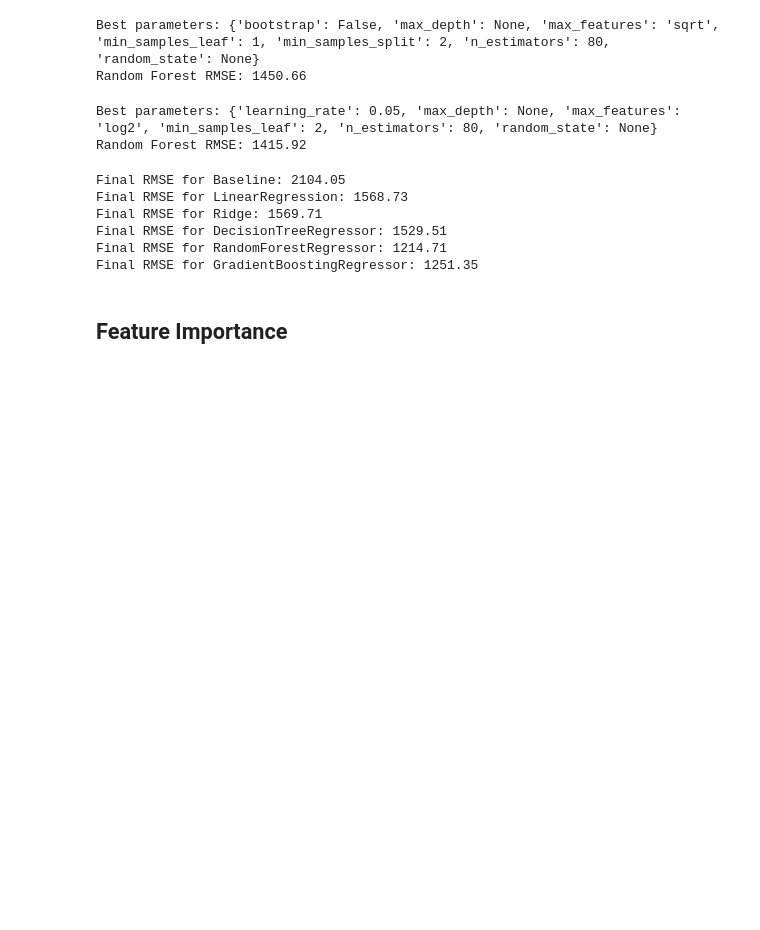
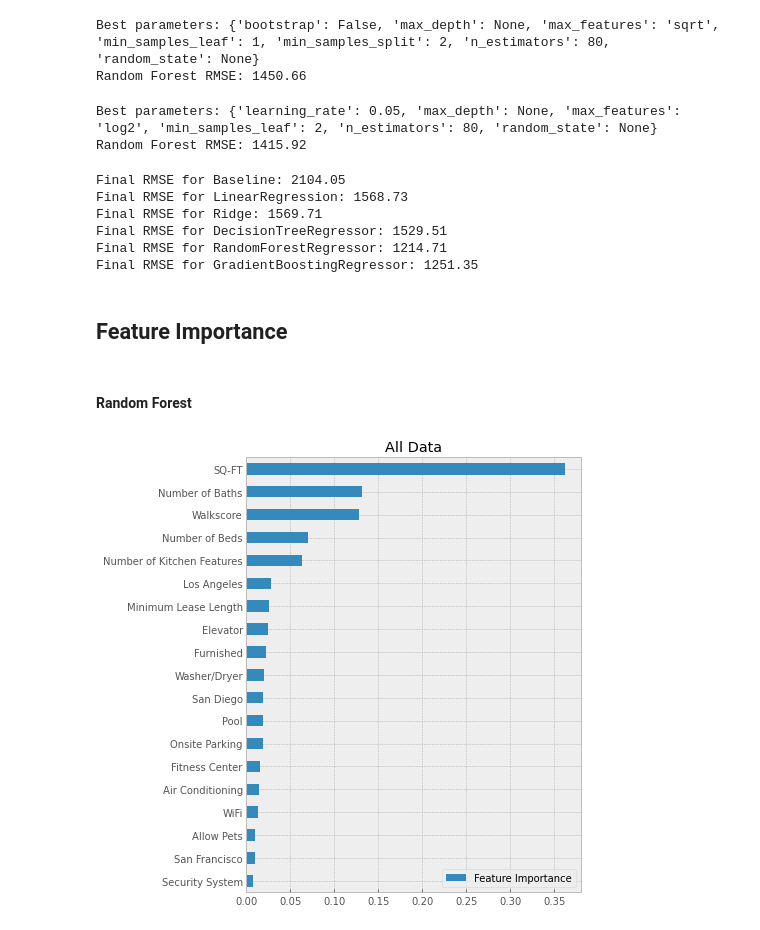
Before and after one commit to yenholaivy/CaliforniaRentalValueEstimation, a Jupyter notebook: California_Rental_Price_Estimator.ipynb, the cells around one changed output. Cells and saved outputs as stored; diff of their text form; code cells hidden in the pictures; blank space fills up the shorter version.

```diff
--- a/California_Rental_Price_Estimator.ipynb
+++ b/California_Rental_Price_Estimator.ipynb
@@ -18,7 +18,7 @@ import statsmodels.formula.api as smf
 import warnings
 warnings.filterwarnings('ignore')
 
-plt.style.use('ggplot')
+plt.style.use('bmh')
 # %%
 def get_city_dummies(data, n_dummies):
     city_dummies = pd.get_dummies(data['city'])
@@ -330,3 +330,15 @@ Final RMSE for RandomForestRegressor: 1214.71
 Final RMSE for GradientBoostingRegressor: 1251.35
 # %% [markdown]
 ## Feature Importance
+# %%
+def feature_importance_graph(coef, color, title):
+    feat_scores = pd.DataFrame({'Feature Importance' : coef},
+                           index=X_all.columns)
+    feat_scores = feat_scores.sort_values(by='Feature Importance')
+    feat_scores.plot(kind='barh', color = color, figsize = (6,8), title = title)
+# %% [markdown]
+#### Random Forest
+# %%
+feature_importance_graph(rf_model.feature_importances_, None,'All Data')
+# %% [output]
+[figure, added]
```
Also changed, not shown: parts of 4 cells of this notebook, 1 other file.
